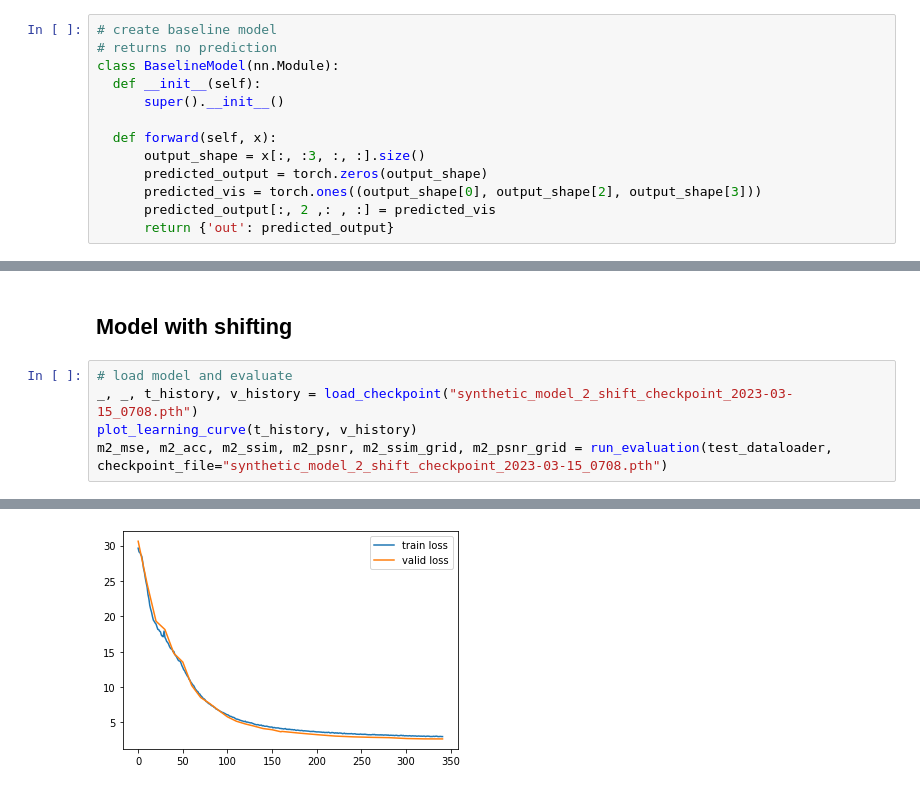
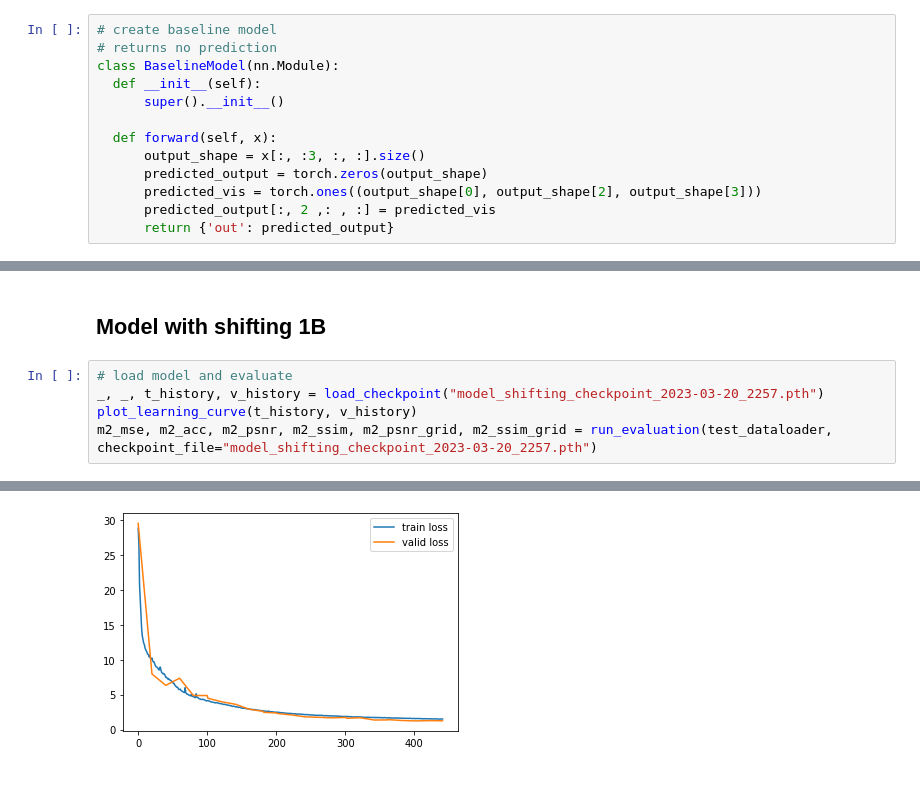
Before and after one commit to tranlg99/L4_project, a Jupyter notebook: src/colab_notebooks/evaluation.ipynb, the cells around one changed output, grey strips where cells are left out. Cells and saved outputs as stored; diff of their text form.

Commit message:
model 1, 2 evaluation

```diff
--- a/src/colab_notebooks/evaluation.ipynb
+++ b/src/colab_notebooks/evaluation.ipynb
@@ -496,10 +479,10 @@ print(tabulate(results, headers='firstrow', tablefmt='fancy_grid'))
 # %% [markdown]
-## Model with shifting
+## Model with shifting 1B
 # %%
 # load model and evaluate
-_, _, t_history, v_history = load_checkpoint("synthetic_model_2_shift_checkpoint_2023-03-15_0708.pth")
+_, _, t_history, v_history = load_checkpoint("model_shifting_checkpoint_2023-03-20_2257.pth")
 plot_learning_curve(t_history, v_history)
-m2_mse, m2_acc, m2_ssim, m2_psnr, m2_ssim_grid, m2_psnr_grid = run_evaluation(test_dataloader, checkpoint_file="synthetic_model_2_shift_checkpoint_2023-03-15_0708.pth")
+m2_mse, m2_acc, m2_psnr, m2_ssim, m2_psnr_grid, m2_ssim_grid = run_evaluation(test_dataloader, checkpoint_file="model_shifting_checkpoint_2023-03-20_2257.pth")
 # %% [output]
 --------------------------------------------------
 Checkpoint data:
@@ -509,4 +492,4 @@ Train time 19h
 --------------------------------------------------
-[figure, old version]
+[figure, new version]
 --------------------------------------------------
 Checkpoint data:
```
Also changed, not shown: parts of 22 cells of this notebook.
